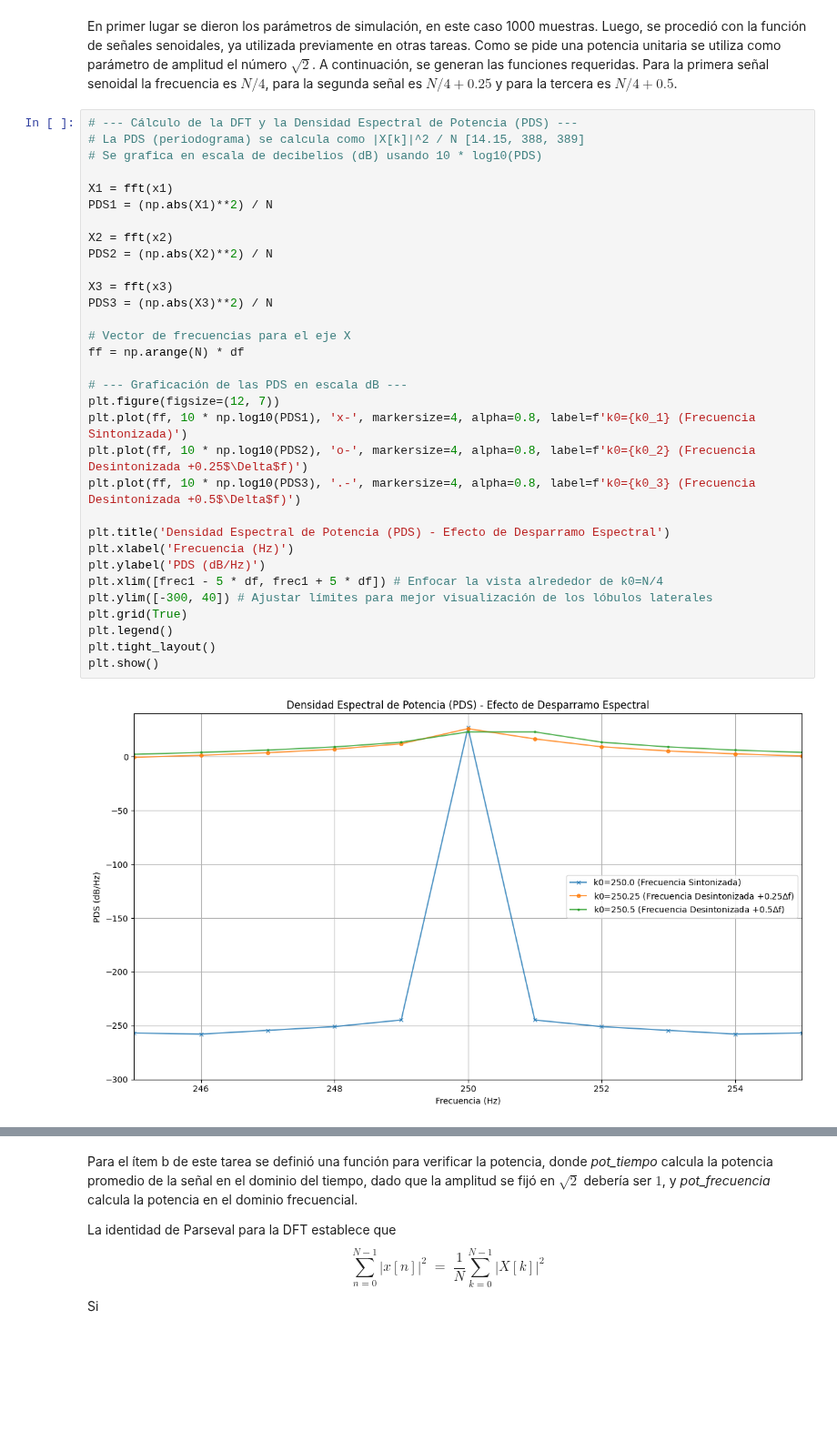
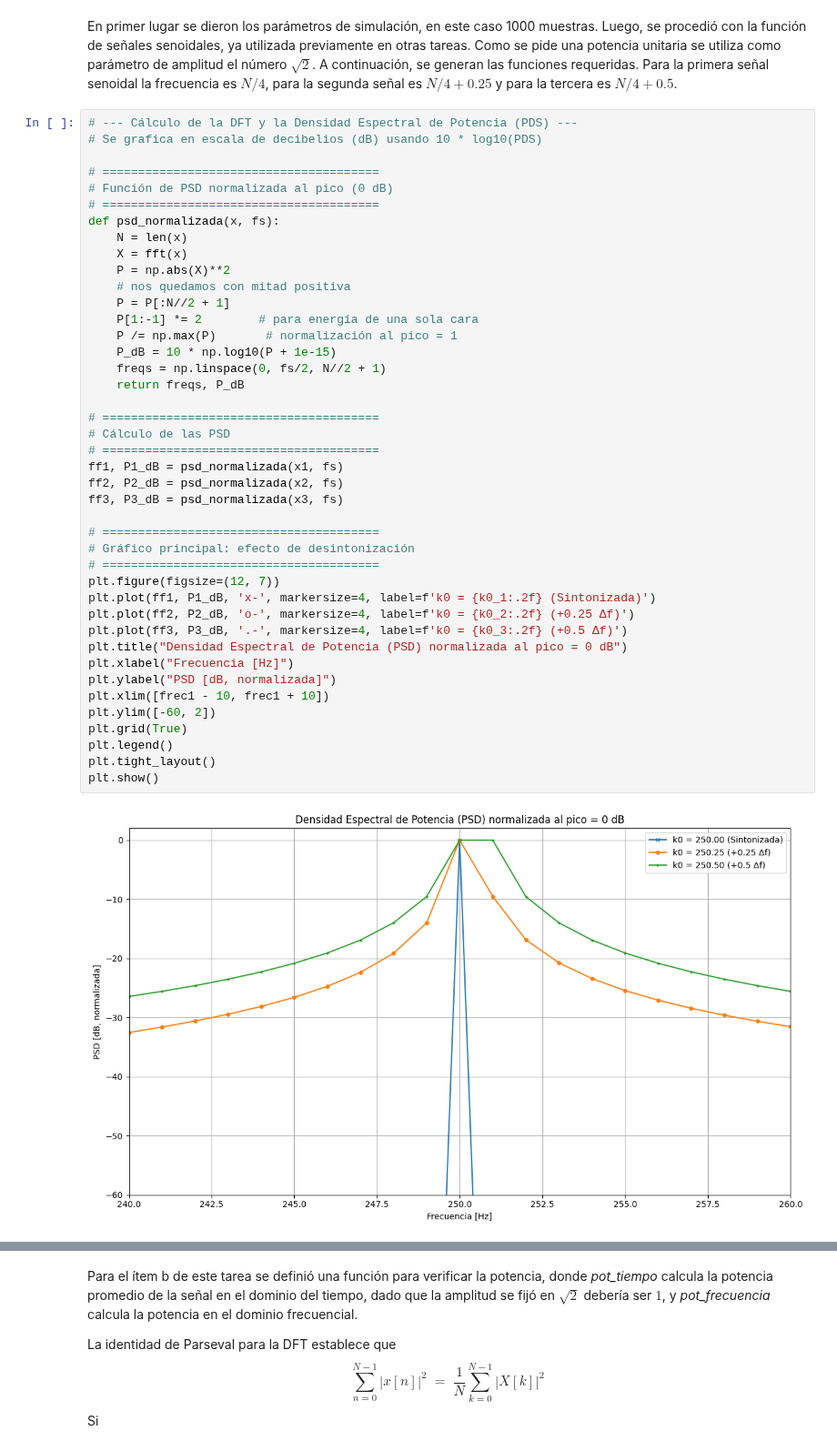
Before and after one commit to aguspaolini/aps-Paolini-Rosso, a Jupyter notebook: TS3-Poric.ipynb, the cells around one changed output, grey strips where cells are left out. Shown at 91% size. Cells and saved outputs as stored; diff of their text form; blank space fills up the shorter version.

```diff
--- a/TS3-Poric.ipynb
+++ b/TS3-Poric.ipynb
@@ -68,36 +68,46 @@ t3, x3 = sen(frec=frec3, num_muestreo=N, amp=amplitud, frec_muestreo=fs)
 En primer lugar se dieron los parámetros de simulación, en este caso 1000 muestras. Luego, se procedió con la función de señales senoidales, ya utilizada previamente en otras tareas. Como se pide una potencia unitaria se utiliza como parámetro de amplitud el número $\sqrt 2$. A continuación, se generan las funciones requeridas. Para la primera señal senoidal la frecuencia es $N/4$, para la segunda señal es $N/4 + 0.25$ y para la tercera es $N/4 + 0.5$.
 # %%
 # --- Cálculo de la DFT y la Densidad Espectral de Potencia (PDS) ---
-# La PDS (periodograma) se calcula como |X[k]|^2 / N [14.15, 388, 389]
 # Se grafica en escala de decibelios (dB) usando 10 * log10(PDS)
 
-X1 = fft(x1)
-PDS1 = (np.abs(X1)**2) / N
+# =======================================
+# Función de PSD normalizada al pico (0 dB)
+# =======================================
+def psd_normalizada(x, fs):
+    N = len(x)
+    X = fft(x)
+    P = np.abs(X)**2
+    # nos quedamos con mitad positiva
+    P = P[:N//2 + 1]
+    P[1:-1] *= 2        # para energía de una sola cara
+    P /= np.max(P)       # normalización al pico = 1
+    P_dB = 10 * np.log10(P + 1e-15)
+    freqs = np.linspace(0, fs/2, N//2 + 1)
+    return freqs, P_dB
 
-X2 = fft(x2)
-PDS2 = (np.abs(X2)**2) / N
+# =======================================
+# Cálculo de las PSD
+# =======================================
+ff1, P1_dB = psd_normalizada(x1, fs)
+ff2, P2_dB = psd_normalizada(x2, fs)
+ff3, P3_dB = psd_normalizada(x3, fs)
 
-X3 = fft(x3)
-PDS3 = (np.abs(X3)**2) / N
-
-# Vector de frecuencias para el eje X
-ff = np.arange(N) * df
-
-# --- Graficación de las PDS en escala dB ---
+# =======================================
+# Gráfico principal: efecto de desintonización
+# =======================================
 plt.figure(figsize=(12, 7))
-plt.plot(ff, 10 * np.log10(PDS1), 'x-', markersize=4, alpha=0.8, label=f'k0={k0_1} (Frecuencia Sintonizada)')
-plt.plot(ff, 10 * np.log10(PDS2), 'o-', markersize=4, alpha=0.8, label=f'k0={k0_2} (Frecuencia Desintonizada +0.25$\Delta$f)')
-plt.plot(ff, 10 * np.log10(PDS3), '.-', markersize=4, alpha=0.8, label=f'k0={k0_3} (Frecuencia Desintonizada +0.5$\Delta$f)')
-
-plt.title('Densidad Espectral de Potencia (PDS) - Efecto de Desparramo Espectral')
-plt.xlabel('Frecuencia (Hz)')
-plt.ylabel('PDS (dB/Hz)')
-plt.xlim([frec1 - 5 * df, frec1 + 5 * df]) # Enfocar la vista alrededor de k0=N/4
-plt.ylim([-300, 40]) # Ajustar límites para mejor visualización de los lóbulos laterales
+plt.plot(ff1, P1_dB, 'x-', markersize=4, label=f'k0 = {k0_1:.2f} (Sintonizada)')
+plt.plot(ff2, P2_dB, 'o-', markersize=4, label=f'k0 = {k0_2:.2f} (+0.25 Δf)')
+plt.plot(ff3, P3_dB, '.-', markersize=4, label=f'k0 = {k0_3:.2f} (+0.5 Δf)')
+plt.title("Densidad Espectral de Potencia (PSD) normalizada al pico = 0 dB")
+plt.xlabel("Frecuencia [Hz]")
+plt.ylabel("PSD [dB, normalizada]")
+plt.xlim([frec1 - 10, frec1 + 10])
+plt.ylim([-60, 2])
 plt.grid(True)
 plt.legend()
 plt.tight_layout()
 plt.show()
 # %% [output]
-[figure, old version]
+[figure, new version]
 # %% [markdown]
```
Also changed, not shown: parts of 4 cells of this notebook.
